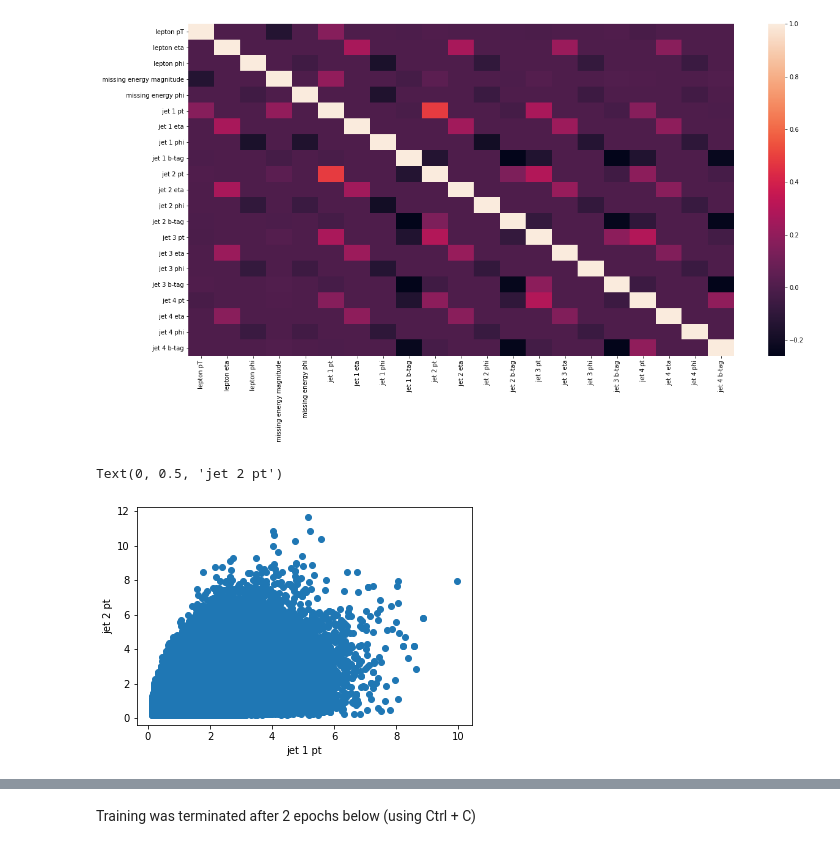
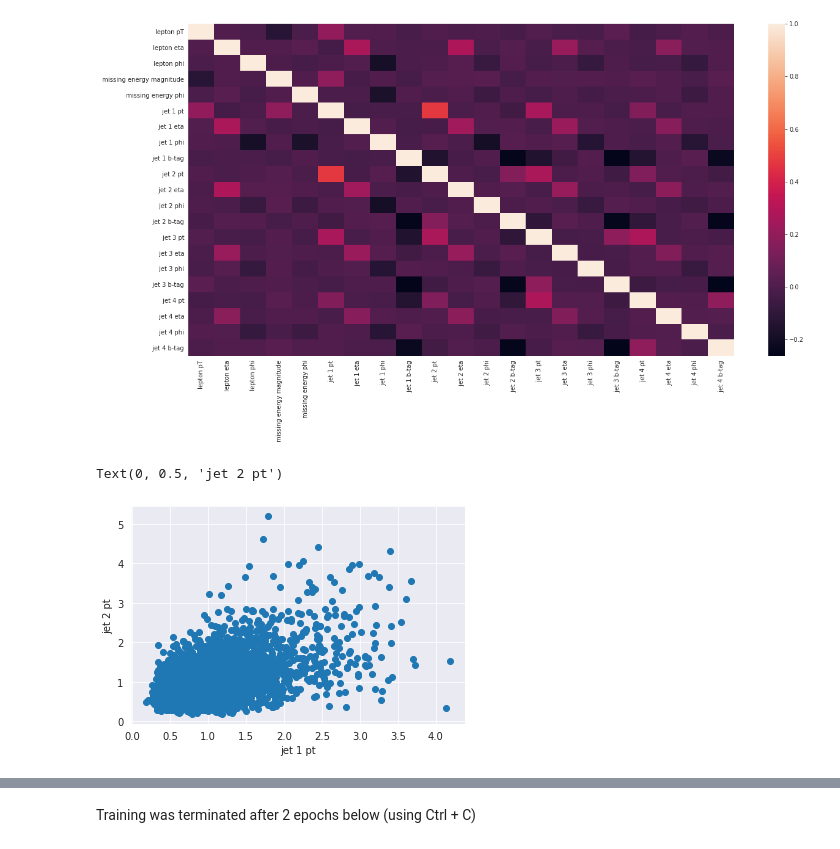
Before and after one commit to Yash-10/Higgs-Classification, a Jupyter notebook: HiggsClassification.ipynb, the cells around one changed output, grey strips where cells are left out. Saved outputs shown, nothing was run; the diff lists cells and outputs as text; code cells hidden in the pictures.

```diff
--- a/HiggsClassification.ipynb
+++ b/HiggsClassification.ipynb
@@ -28,4 +28,4 @@ import torch.nn.functional as F
 import torch.optim as optim
 import seaborn as sns
 # %%
-data = pd.read_csv('HIGGS.csv') # Read data from csv to a data frame
+data_ = pd.read_csv('HIGGS.csv') # Read data from csv to a data frame
@@ -56,8 +56,8 @@ columns = column_names.split(",")
 # %%
 # Column 2 - 22: Kinematic Properties (Low Level features)
 # Column 23 - 29: Functions of above 21 features (High Level features)
-data.columns = ['label'] + columns
-data
+data_.columns = ['label'] + columns
+data_
 # %% [output]
 |  | label | lepton pT | lepton eta | lepton phi | missing energy magnitude | missing energy phi | jet 1 pt | ... |
 | 0 | 1.0 | 0.907542 | 0.329147 | 0.359412 | 1.497970 | -0.313010 | 1.095531 | ... |
@@ -72,6 +72,9 @@ data
 | 10999997 | 0.0 | 1.178030 | 0.117796 | -1.276980 | 1.864457 | -0.584370 | 0.998519 | ... |
 | 10999998 | 0.0 | 0.464477 | -0.337047 | 0.229019 | 0.954596 | -0.868466 | 0.430004 | ... |
 10999999 rows × 29 columns
+# %%
+# Select only the first 5000 rows (to prevent session crashing while model training)
+data_ = data_.iloc[:5000, :]
 # %%
-drop_cols = data.columns[-7:]
-data = data.drop(columns=list(drop_cols))
+drop_cols = data_.columns[-7:]
+data_ = data_.drop(columns=list(drop_cols))
@@ -119,10 +122,10 @@ sns.heatmap(data_corr)
 <matplotlib.axes._subplots.AxesSubplot at 0x...>
 [figure]
 # %%
-plt.scatter(data[' jet 1 pt'], data[' jet 2 pt'])
+plt.scatter(data_[' jet 1 pt'], data_[' jet 2 pt'])
 plt.xlabel('jet 1 pt')
 plt.ylabel('jet 2 pt')
 # %% [output]
 Text(0, 0.5, 'jet 2 pt')
-[figure, old version]
+[figure, new version]
 # %%
```
Also changed, not shown: parts of 21 cells of this notebook.
